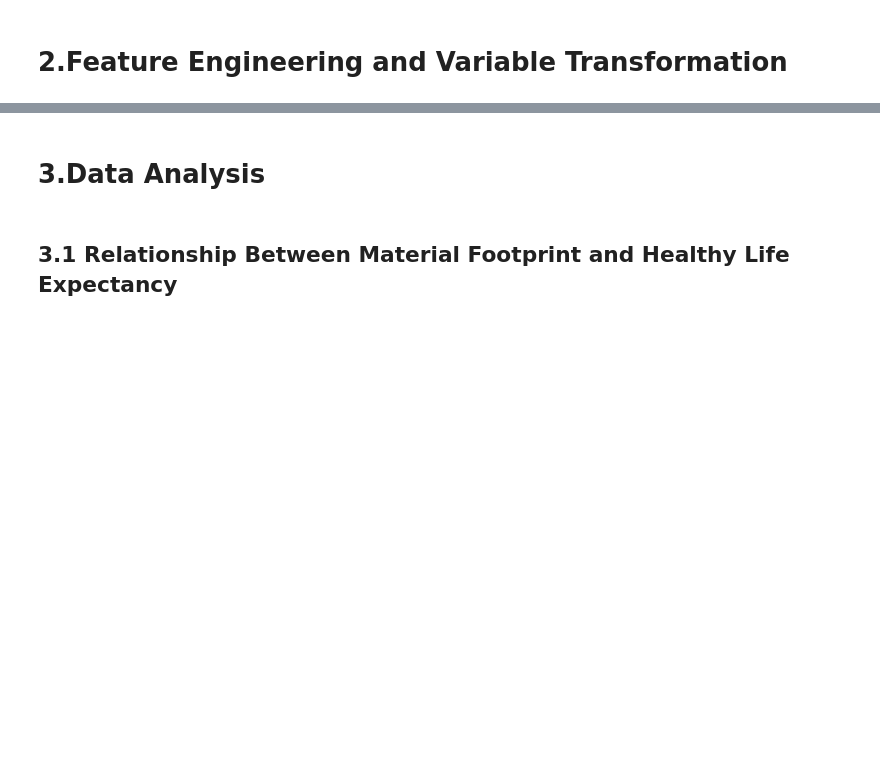
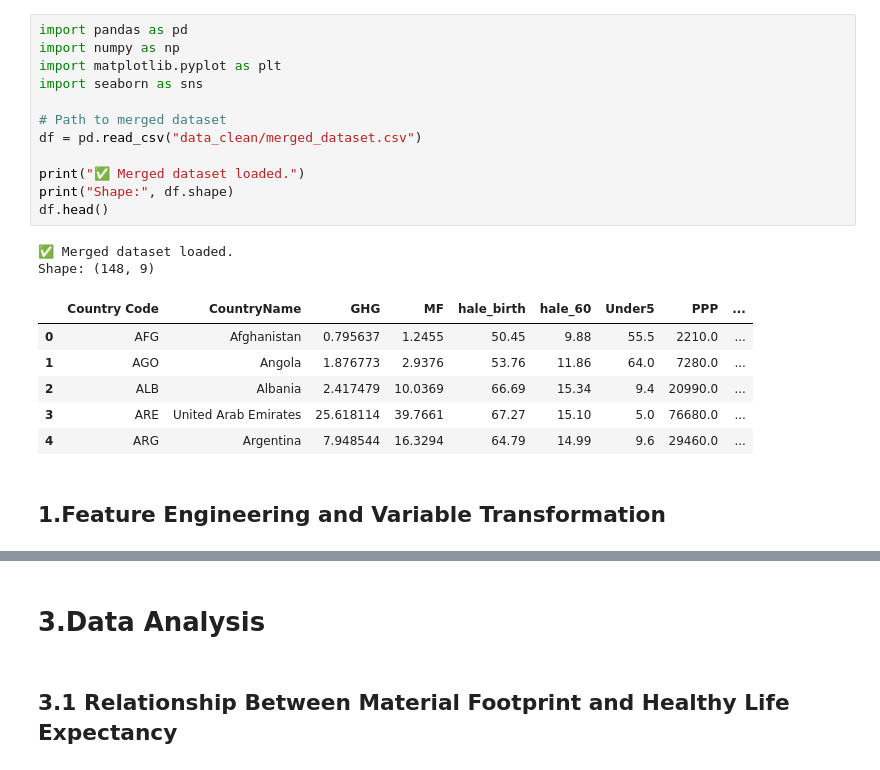
Before and after one commit to GChainx/material-consumption-northsouth, a Jupyter notebook: data_analysis.ipynb, the cells around one changed output, grey strips where cells are left out. Cells and saved outputs as stored; diff of their text form; blank space fills up the shorter version.

Commit message:
Finalisede cleaning script + files; adapted analysis halfway

```diff
--- a/data_analysis.ipynb
+++ b/data_analysis.ipynb
@@ -256,5 +1,26 @@ Merged shape: (149, 11)
+# %%
+import pandas as pd
+import numpy as np
+import matplotlib.pyplot as plt
+import seaborn as sns
+
+# Path to merged dataset
+df = pd.read_csv("data_clean/merged_dataset.csv")
+
+print("✅ Merged dataset loaded.")
+print("Shape:", df.shape)
+df.head()
+# %% [output]
+✅ Merged dataset loaded.
+Shape: (148, 9)
+|  | Country Code | CountryName | GHG | MF | hale_birth | hale_60 | Under5 | PPP | ... |
+| 0 | AFG | Afghanistan | 0.795637 | 1.2455 | 50.45 | 9.88 | 55.5 | 2210.0 | ... |
+| 1 | AGO | Angola | 1.876773 | 2.9376 | 53.76 | 11.86 | 64.0 | 7280.0 | ... |
+| 2 | ALB | Albania | 2.417479 | 10.0369 | 66.69 | 15.34 | 9.4 | 20990.0 | ... |
+| 3 | ARE | United Arab Emirates | 25.618114 | 39.7661 | 67.27 | 15.10 | 5.0 | 76680.0 | ... |
+| 4 | ARG | Argentina | 7.948544 | 16.3294 | 64.79 | 14.99 | 9.6 | 29460.0 | ... |
 # %% [markdown]
-# 2.Feature Engineering and Variable Transformation
+## 1.Feature Engineering and Variable Transformation
 # %%
 # Unify Column Names
 if 'Country Name_x' in df.columns:
```
Also changed, not shown: parts of 20 cells of this notebook, 8 other files.
